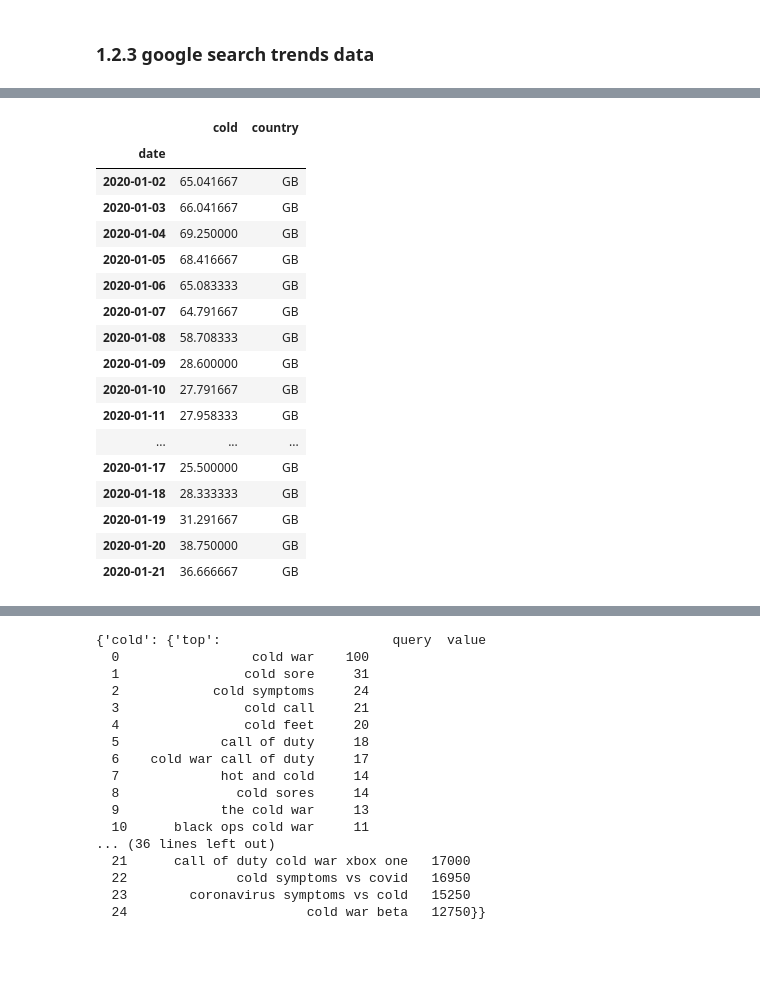
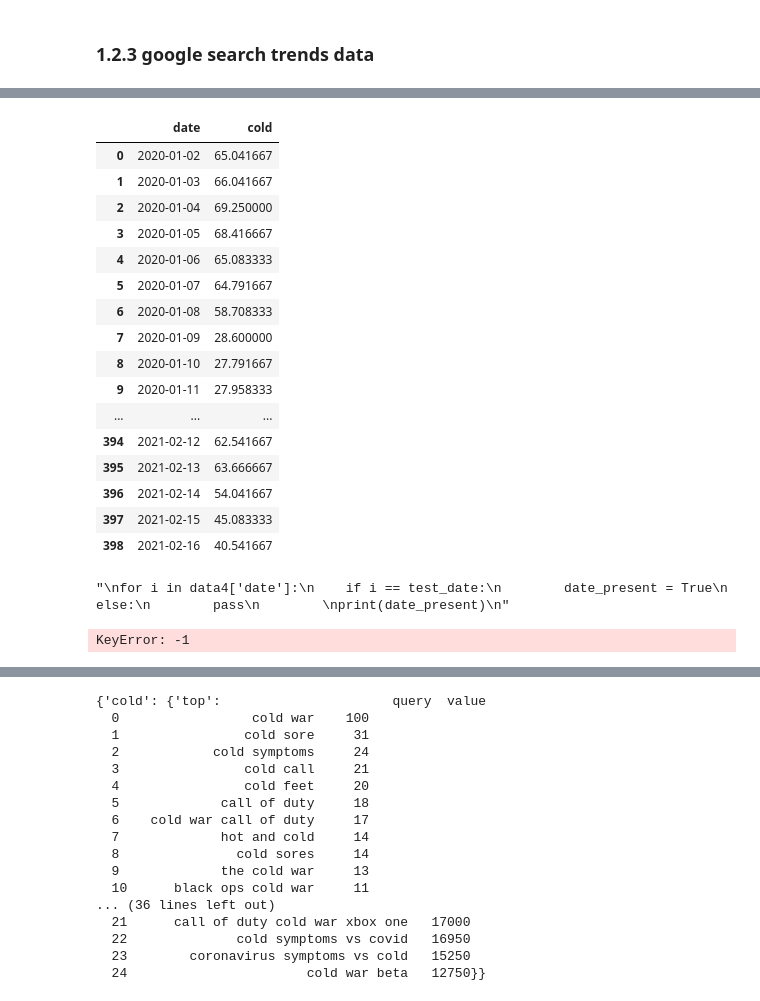
Before and after one commit to KevinSpurk/P03-how-to-predict-a-pandemic, a Jupyter notebook: P03_predict_covid19.ipynb, the cells around one changed output, grey strips where cells are left out. Saved outputs shown, nothing was run; the diff lists cells and outputs as text; code cells hidden in the pictures; blank space fills up the shorter version.

```diff
--- a/P03_predict_covid19.ipynb
+++ b/P03_predict_covid19.ipynb
@@ -135,29 +101,0 @@ data4.tail(30)
-# %%
-data4 = data4.drop(['isPartial'], axis=1)
-# %%
-data4['date'] = data4['date'].dt.date
-# %%
-data4 = data4.groupby(['date']).mean()
-# %%
-data4['country'] = 'GB'
-# %%
-data4.head(20)
-# %% [output]
-|  | cold | country |
-| date |  |  |
-| 2020-01-02 | 65.041667 | GB |
-| 2020-01-03 | 66.041667 | GB |
-| 2020-01-04 | 69.250000 | GB |
-| 2020-01-05 | 68.416667 | GB |
-| 2020-01-06 | 65.083333 | GB |
-| 2020-01-07 | 64.791667 | GB |
-| 2020-01-08 | 58.708333 | GB |
-| 2020-01-09 | 28.600000 | GB |
-| 2020-01-10 | 27.791667 | GB |
-| 2020-01-11 | 27.958333 | GB |
-| ... | ... | ... |
-| 2020-01-17 | 25.500000 | GB |
-| 2020-01-18 | 28.333333 | GB |
-| 2020-01-19 | 31.291667 | GB |
-| 2020-01-20 | 38.750000 | GB |
-| 2020-01-21 | 36.666667 | GB |
@@ -165,0 +102,39 @@ data_empty = pd.DataFrame({})
+# %%
+data4
+# %% [output]
+|  | date | cold |
+| 0 | 2020-01-02 | 65.041667 |
+| 1 | 2020-01-03 | 66.041667 |
+| 2 | 2020-01-04 | 69.250000 |
+| 3 | 2020-01-05 | 68.416667 |
+| 4 | 2020-01-06 | 65.083333 |
+| 5 | 2020-01-07 | 64.791667 |
+| 6 | 2020-01-08 | 58.708333 |
+| 7 | 2020-01-09 | 28.600000 |
+| 8 | 2020-01-10 | 27.791667 |
+| 9 | 2020-01-11 | 27.958333 |
+| ... | ... | ... |
+| 394 | 2021-02-12 | 62.541667 |
+| 395 | 2021-02-13 | 63.666667 |
+| 396 | 2021-02-14 | 54.041667 |
+| 397 | 2021-02-15 | 45.083333 |
+| 398 | 2021-02-16 | 40.541667 |
+# %%
+'''
+while test_date_start <= test_date_end:
+    if test_date_start not in data4['date']:
+        print(test_date_start.strftime('%Y-%m-%d'))
+        test_date_start += timedelta(days=1)
+'''
+
+'''
+for i in data4['date']:
+    if i == test_date:
+        date_present = True
+    else:
+        pass
+
+print(date_present)
+'''
+# %% [output]
+"\nfor i in data4['date']:\n    if i == test_date:\n        date_present = True\n    else:\n        pass\n        \nprint(date_present)\n"
@@ -165,0 +329,10 @@ data_empty = pd.DataFrame({})
+# %%
+data44 = data4.copy()
+
+for col in data44.columns:
+    if col == 'cold':
+        data44 = data44.drop(['cold'], axis=1)
+
+data44['date'][-1]
+# %% [output]
+KeyError: -1
```
Also changed, not shown: parts of 19 cells of this notebook, 1 other file.
